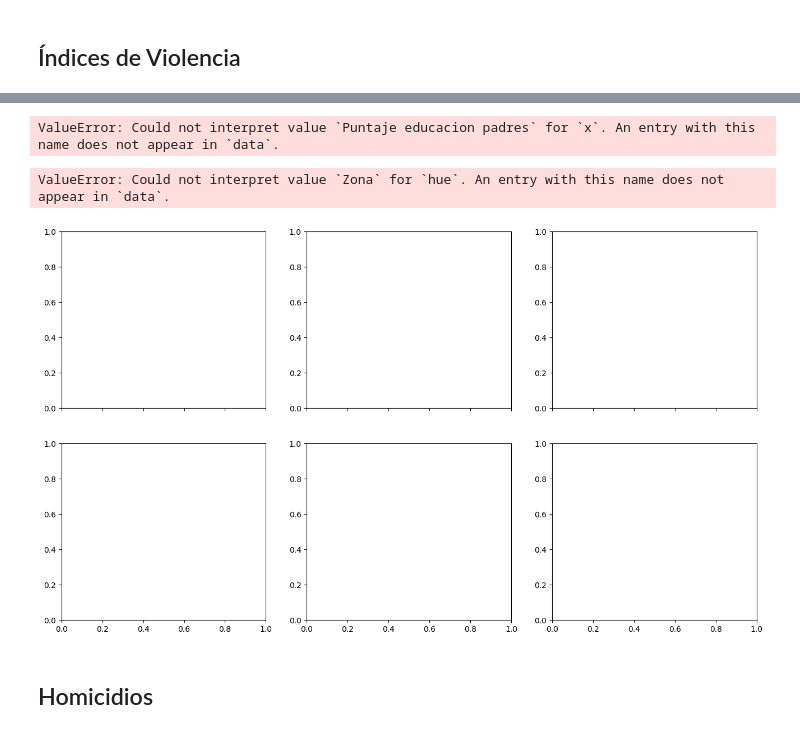
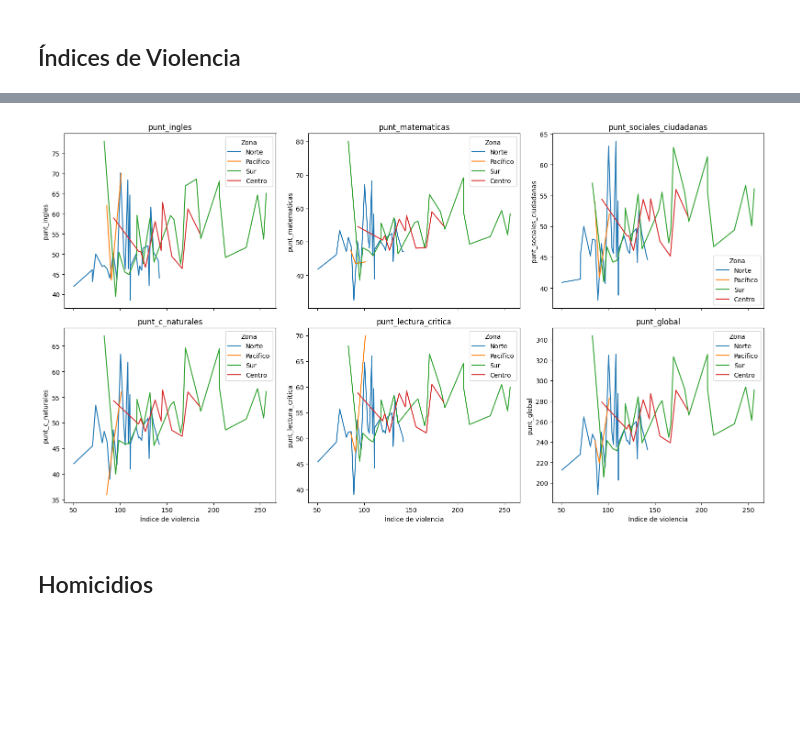
Before and after one commit to juancamilogoomezz/Proyecto-1, a Jupyter notebook: Notebook Consultas Violencia.ipynb, the cells around one changed output, grey strips where cells are left out. Drawn from its saved outputs; the diff is of its cells as text; code cells hidden in the pictures; blank space fills up the shorter version.

```diff
--- a/Notebook Consultas Violencia.ipynb
+++ b/Notebook Consultas Violencia.ipynb
@@ -815,17 +875,8 @@ See the caveats in the documentation: https://pandas.pydata.org/pandas-docs/stab
 # %%
-#print(categorias)
-munivio_agg = (
-    muni_vio
-    .groupby("cole_mcpio_ubicacion", as_index=False)
-    .agg(
-        Zona=("Zona", "first"),
-        indice_violencia=("indice_violencia", "mean"),
-        **{col: (col, "mean") for col in categorias}
-    )
-)
-fig, axes = plt.subplots(2, 3, figsize=(16, 9), sharex=True)
+
+fig, axes = plt.subplots(2, 4, figsize=(20, 9), sharex=True)
 axes = axes.flatten()
-print(munivio_agg.columns.tolist())
+
 for ax, col in zip(axes, categorias):
     sns.scatterplot(
         data=munivio_agg,
@@ -834,16 +885,10 @@ for ax, col in zip(axes, categorias):
         hue="Zona",
         ax=ax,
         alpha=0.7,
-        s=40
+        #style="año",
+        s=50
     )
-    sns.regplot(
-        data=munivio_agg,
-        x="indice_violencia",
-        y=col,
-        ax=ax,
-        scatter=False,
-        color="black"
-        )
+
     ax.set_title(col)
     ax.set_xlabel("Índice de violencia")
     ax.set_ylabel(col)
@@ -855,4 +900,6 @@ print(munivio_agg.corr(numeric_only=True)["indice_violencia"].sort_values(ascend
 #print(munivio_agg["año"])
 munivio_agg["Zona"].value_counts()
 munivio_agg.columns.tolist()
+
+munivio_agg["indice_violencia"]
 # %% [output]
@@ -878,39 +930,26 @@ Name: indice_violencia, dtype: float64
-# %%
-sns.scatterplot(
-    data=munivio_agg,
-    x="Puntaje educacion padres",
-    y="indice_violencia",
-    hue="Zona",
-    ax=ax,
-    alpha=0.7,
-    s=40
-)
-# %% [output]
-ValueError: Could not interpret value `Puntaje educacion padres` for `x`. An entry with this name does not appear in `data`.
 # %%
 fig, axes = plt.subplots(2, 3, figsize=(16, 9), sharex=True)
 axes = axes.flatten()
-categorias = ["punt_ingles","punt_matematicas","punt_sociales_ciudadanas"
-              ,"punt_c_naturales","punt_lectura_critica","punt_global","Zona"]
+categorias = ["punt_ingles","punt_matematicas","punt_sociales_ciudadanas","punt_c_naturales"
+              ,"punt_lectura_critica","punt_global","Puntaje educacion padres","Puntaje recursos hogar"]
 
 for ax, col in zip(axes, categorias):
     sns.lineplot(
     data=munivio_agg,
     x="indice_violencia",
     y=col,
     ax=ax,
     hue="Zona",
     legend=True
 )
     ax.set_title(col)
     ax.set_xlabel("Índice de violencia")
     ax.set_ylabel(col)
 
 plt.tight_layout()
 plt.show()
 # %% [output]
-ValueError: Could not interpret value `Zona` for `hue`. An entry with this name does not appear in `data`.
-[figure, old version]
+[figure, new version]
 # %% [markdown]
 ## Homicidios
 # %%
```
Also changed, not shown: parts of 28 cells of this notebook, 3 other files.
